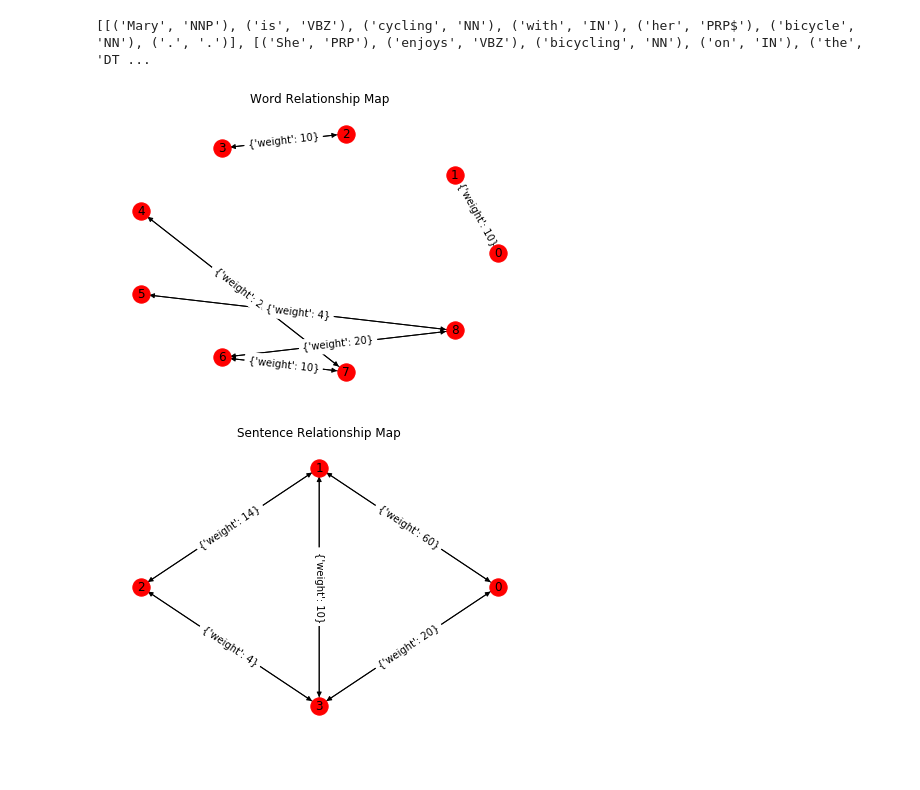
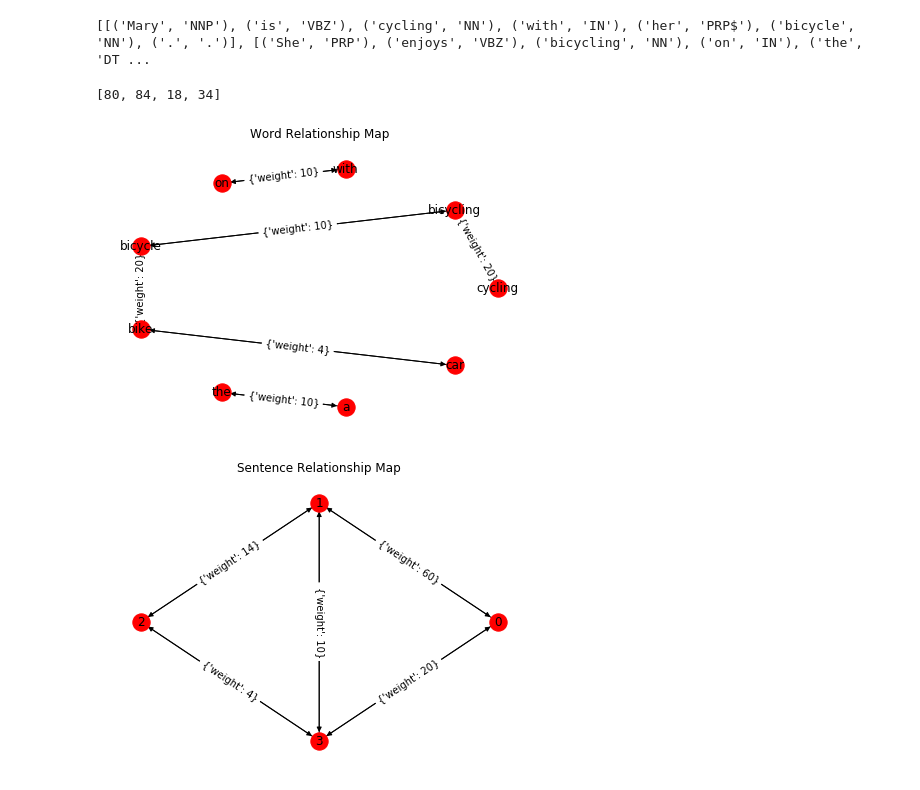
Before and after one commit to julambl75/asg-summarisation, a Jupyter notebook: Code/Notebooks/generalize_synonyms.ipynb, the cells around one changed output. Drawn from its saved outputs; the diff is of its cells as text; code cells hidden in the pictures.

```diff
--- a/Code/Notebooks/generalize_synonyms.ipynb
+++ b/Code/Notebooks/generalize_synonyms.ipynb
@@ -41,7 +42,7 @@ pcn = ParseConceptNet(False)
 similar_words = defaultdict(lambda: defaultdict(lambda: 0))
 similar_sentences = defaultdict(lambda: defaultdict(lambda: 0))
 
-vocabulary = set()
+vocabulary = OrderedSet()
 
 for i, sentence in enumerate(tokenized):
     for word, pos in sentence:
@@ -73,6 +74,8 @@ def links_dict_to_adjacency_mat(links_dict, keys):
 
 word_adjacency_mat = links_dict_to_adjacency_mat(similar_words, vocabulary)
 sentence_adjacency_mat = links_dict_to_adjacency_mat(similar_sentences, range(len(tokenized)))
+# %% [output]
+[80, 84, 18, 34]
 # %%
 def plot_text_relationship_map(adjacency_mat, title, labels=None):
     G = nx.from_numpy_matrix(np.matrix(adjacency_mat), create_using=nx.DiGraph)
@@ -83,9 +86,10 @@ def plot_text_relationship_map(adjacency_mat, title, labels=None):
     plt.title(title)
     plt.show()
 # %%
-plot_text_relationship_map(word_adjacency_mat, 'Word Relationship Map', None) # TODO add word labels
+labels = {i: vocabulary[i] for i in range(len(vocabulary))}
+plot_text_relationship_map(word_adjacency_mat, 'Word Relationship Map', labels) # TODO add word labels
 # %% [output]
-[figure, old version]
+[figure, new version]
 # %%
 plot_text_relationship_map(sentence_adjacency_mat, 'Sentence Relationship Map')
 # %% [output]
```
Also changed, not shown: parts of 3 cells of this notebook.
